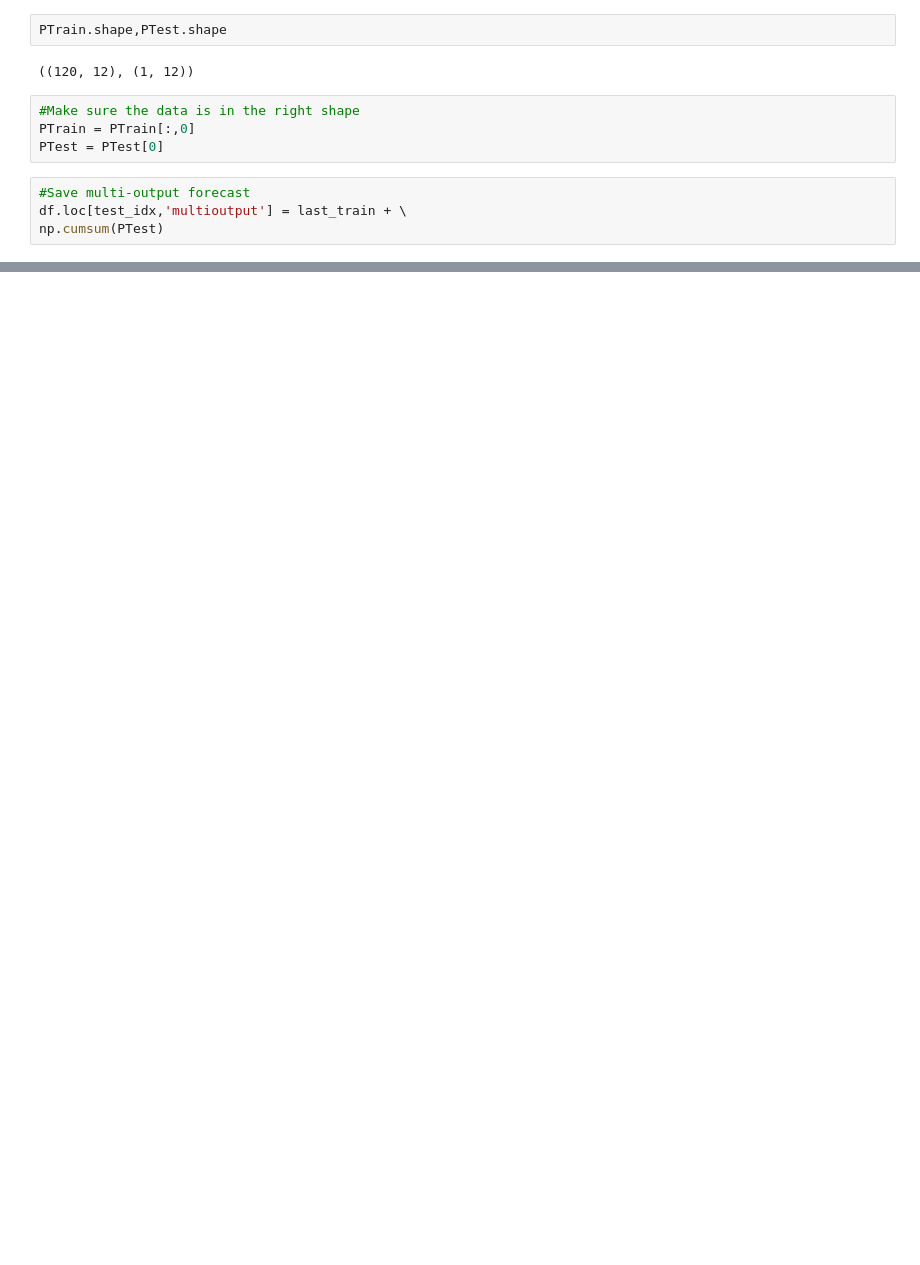
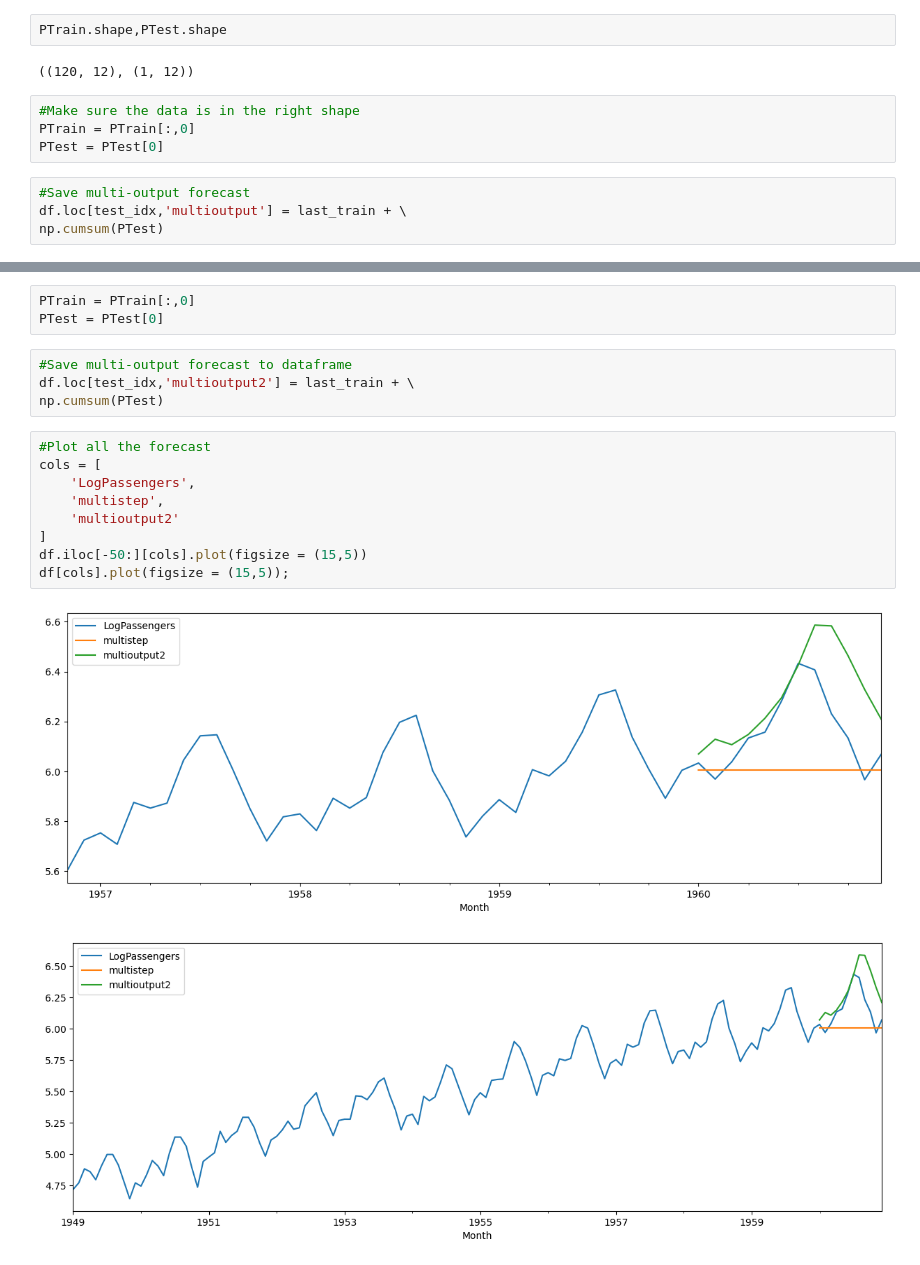
Before and after one commit to yeesem/Time-Series-Data-Analysis, a Jupyter notebook: RNN_Airline.ipynb, the cells around one changed output, grey strips where cells are left out. Cells and saved outputs as stored; diff of their text form; blank space fills up the shorter version.

```diff
--- a/RNN_Airline.ipynb
+++ b/RNN_Airline.ipynb
@@ -306,0 +379,19 @@ df[cols].plot(figsize = (15,5));
+# %%
+PTrain = PTrain[:,0]
+PTest = PTest[0]
+# %%
+#Save multi-output forecast to dataframe
+df.loc[test_idx,'multioutput2'] = last_train + \
+np.cumsum(PTest)
+# %%
+#Plot all the forecast
+cols = [
+    'LogPassengers',
+    'multistep',
+    'multioutput2'
+]
+df.iloc[-50:][cols].plot(figsize = (15,5))
+df[cols].plot(figsize = (15,5));
+# %% [output]
+[figure, added]
+[figure, added]
```
Also changed, not shown: parts of 19 cells of this notebook.
